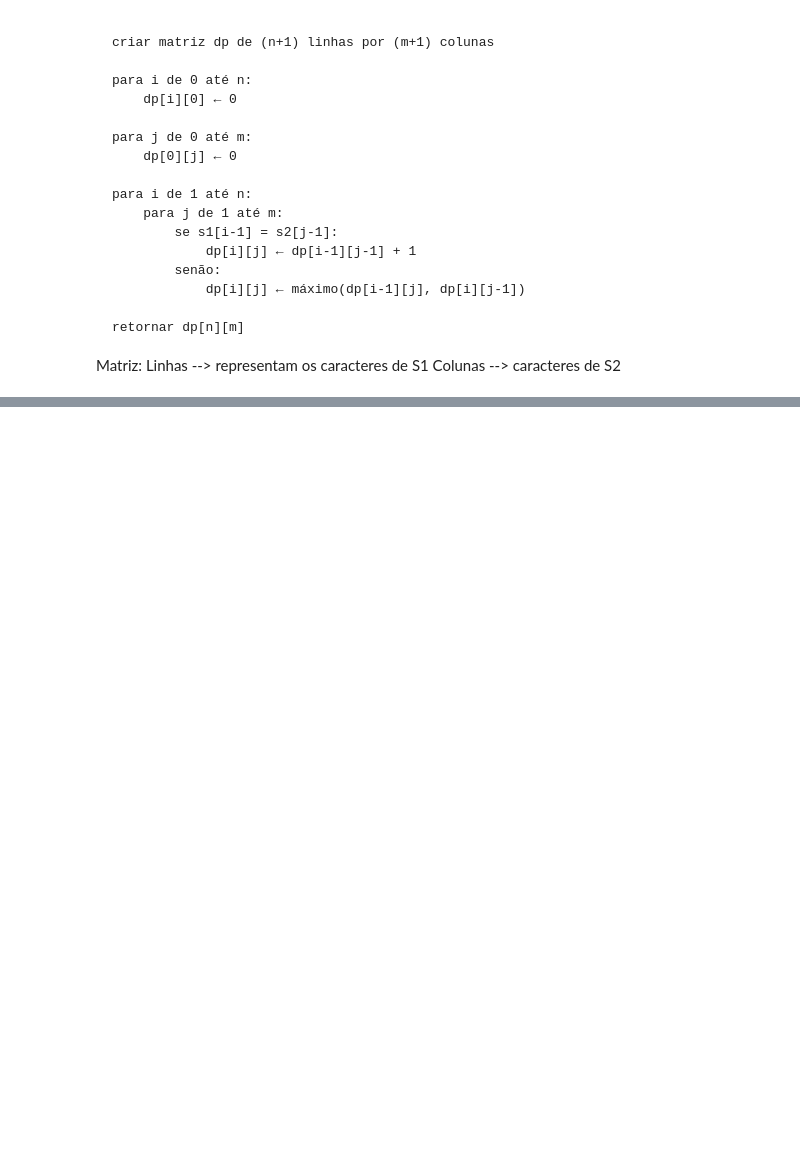
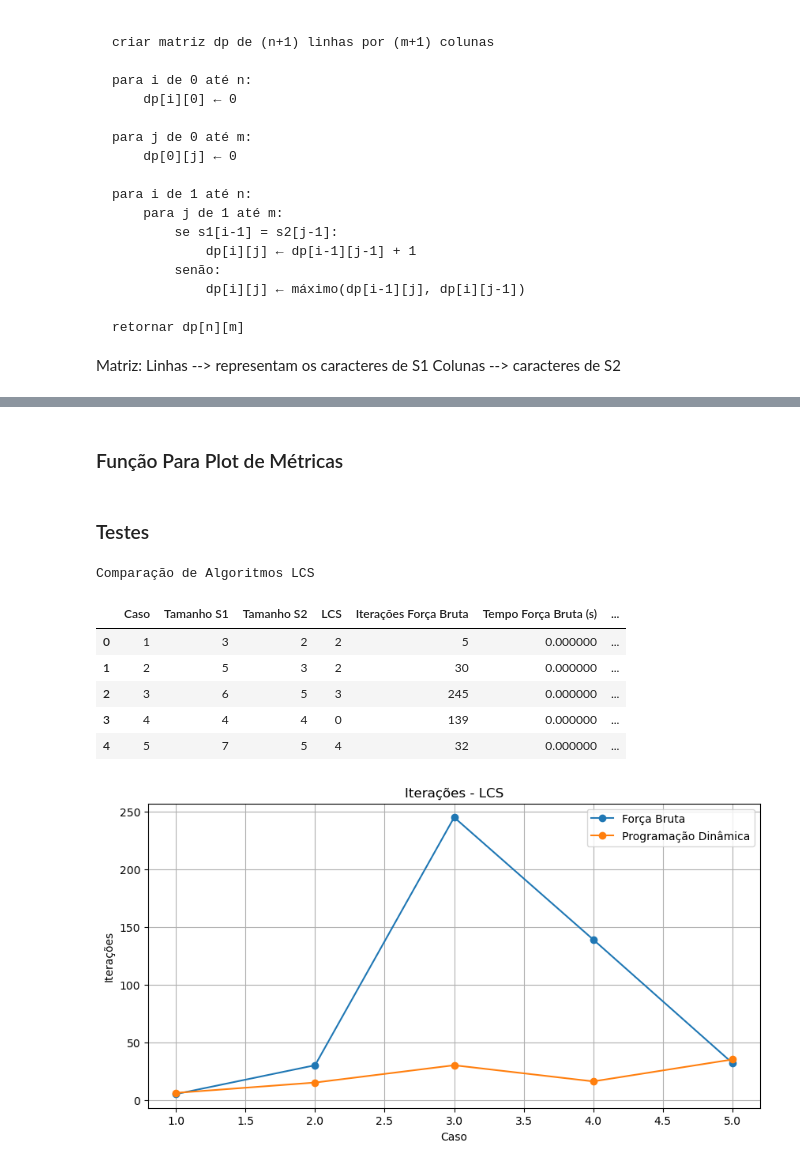
Before and after one commit to LouiseZN/T1-projeto, a Jupyter notebook: algoritimo.ipynb, the cells around one changed output, grey strips where cells are left out. Cells and saved outputs as stored; diff of their text form; code cells hidden in the pictures; blank space fills up the shorter version.

```diff
--- a/algoritimo.ipynb
+++ b/algoritimo.ipynb
@@ -267,0 +111,30 @@ Resposta Forca Brutaa: 1, Numero de Iteracoes: 2
+# %%
+def lcs_forca_bruta(s1, s2, i, j, contador):
+    contador[0] += 1
+
+    if i == 0 or j == 0:
+        return 0
+
+    if s1[i-1] == s2[j-1]:
+        return 1 + lcs_forca_bruta(s1, s2, i-1, j-1, contador)
+    else:
+        return max(
+            lcs_forca_bruta(s1, s2, i-1, j, contador),
+            lcs_forca_bruta(s1, s2, i, j-1, contador)
+        )
+
+
+def executar_forca_bruta(s1, s2):
+    contador = [0]
+
+    inicio = time.time()
+    resultado = lcs_forca_bruta(s1, s2, len(s1), len(s2), contador)
+    fim = time.time()
+
+    return {
+        "lcs": resultado,
+        "iteracoes": contador[0],
+        "tempo": fim - inicio
+    }
+# %% [markdown]
+### Função Para Plot de Métricas
@@ -267,0 +187,21 @@ Resposta Forca Brutaa: 1, Numero de Iteracoes: 2
+# %% [markdown]
+### Testes
+# %%
+casos = [
+    ("ABC", "AC"),
+    ("ABCBD", "BDC"),
+    ("AGGTAB", "GXTXA"),
+    ("ABCD", "EFGH"),
+    ("ABCBDAB", "BDCAB")
+]
+# %%
+teste_simples = comparar_algoritmos(casos)
+# %% [output]
+Comparação de Algoritmos LCS
+|  | Caso | Tamanho S1 | Tamanho S2 | LCS | Iterações Força Bruta | Tempo Força Bruta (s) | ... |
+| 0 | 1 | 3 | 2 | 2 | 5 | 0.000000 | ... |
+| 1 | 2 | 5 | 3 | 2 | 30 | 0.000000 | ... |
+| 2 | 3 | 6 | 5 | 3 | 245 | 0.000000 | ... |
+| 3 | 4 | 4 | 4 | 0 | 139 | 0.000000 | ... |
+| 4 | 5 | 7 | 5 | 4 | 32 | 0.000000 | ... |
+[figure, added]
```
Also changed, not shown: parts of 18 cells of this notebook.
